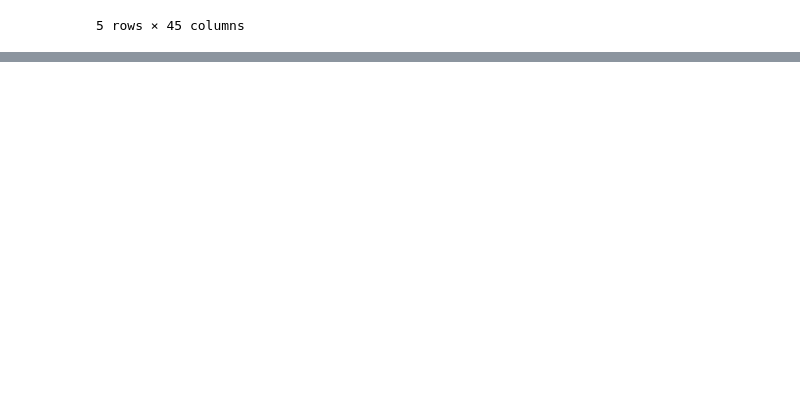
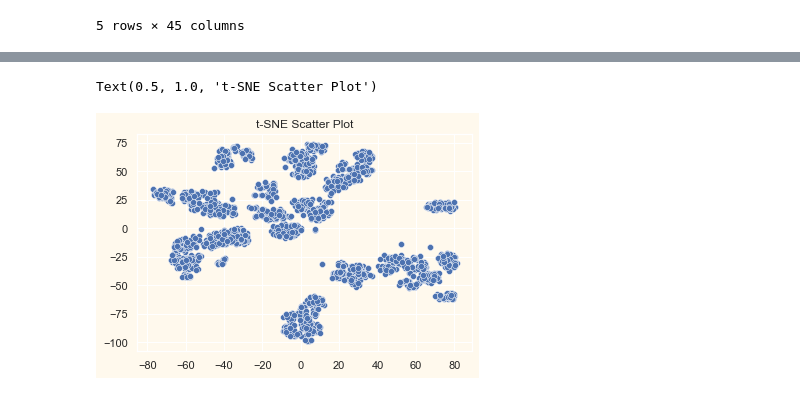
Before and after one commit to mehdirahman007/ml-masters, a Jupyter notebook: CustomerSegmentation.ipynb, the cells around one changed output, grey strips where cells are left out. Drawn from its saved outputs; the diff is of its cells as text; code cells hidden in the pictures; blank space fills up the shorter version.

```diff
--- a/CustomerSegmentation.ipynb
+++ b/CustomerSegmentation.ipynb
@@ -210,10 +211,11 @@ cust_dummies.head()
 # Remove superfluous cols
 # Create a copy of data
 copied_df = cust_dummies.copy()
-cols_del = ['AcceptedCmp3', 'AcceptedCmp4', 'AcceptedCmp5', 'AcceptedCmp1','AcceptedCmp2', 'Complain', 'Response']
+cols_del = ['AcceptedCmp3', 'AcceptedCmp4', 'AcceptedCmp5', 'AcceptedCmp1','AcceptedCmp2', 'Complain', 'Response', 'Dt_Customer']
 copied_df = copied_df.drop(cols_del, axis=1)
-copied_df.head()
+# copied_df.head()
+
 # Scale the data
 cust_scaled = StandardScaler().fit_transform(copied_df)
-# print(cust_scaled[0:1])
+print(cust_scaled[0:1])
 # %% [output]
@@ -220,0 +229,12 @@ TypeError: invalid type promotion
+# %%
+# Use PCA to reduce dimensions to find 90% principal components
+cust_scaled = cust_scaled[~np.isnan(cust_scaled).any(axis=1)]
+np.isnan(cust_scaled).sum()
+pca = PCA(n_components=0.90)
+cust_pca = pca.fit_transform(cust_scaled)
+
+# Create a DataFrame with the principal components data
+pca_df = pd.DataFrame(
+    data=cust_pca
+)
+pca_df.head()
@@ -220,0 +248,11 @@ TypeError: invalid type promotion
+# %%
+# reduce dimensions of pricipal components with t-SNE
+tsne_inp = np.array(pca_df)
+model = TSNE(n_components=2, n_iter=5000, perplexity=30.0)
+tsne_features = model.fit_transform(tsne_inp)
+result = tsne_features.tolist()
+
+tSNE_df = pd.DataFrame(
+    data=tsne_features
+)
+pca_df.head()
@@ -220,0 +266,7 @@ TypeError: invalid type promotion
+# %%
+# Create a scatterplot of the t-SNE results
+sns.scatterplot(x=tsne_features.T[0], y=tsne_features.T[1])
+plt.title('t-SNE Scatter Plot')
+# %% [output]
+Text(0.5, 1.0, 't-SNE Scatter Plot')
+[figure, added]
```
Also changed, not shown: parts of 6 cells of this notebook.
